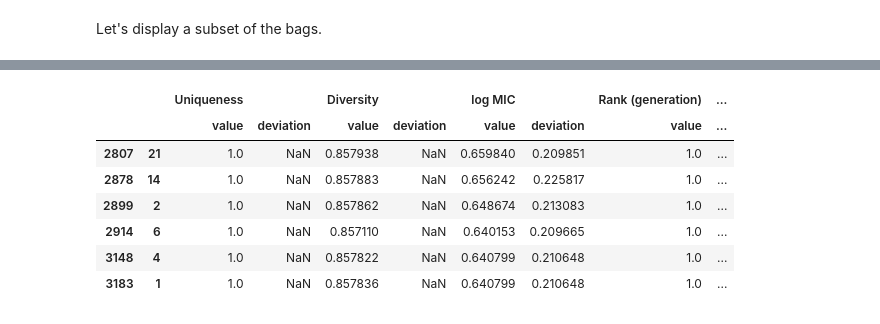
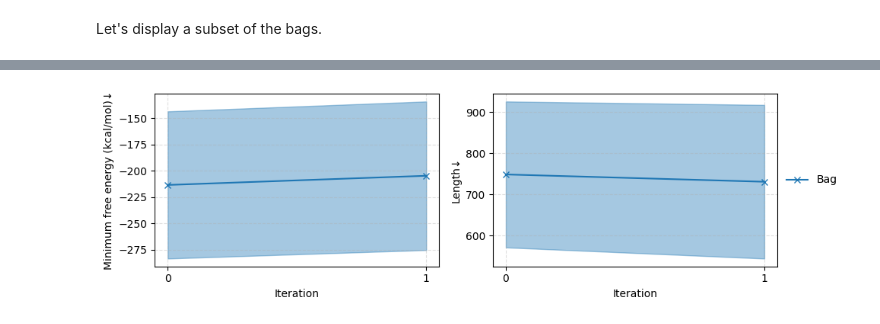
Before and after one commit to szczurek-lab/seqme-reproducibility, a Jupyter notebook: notebooks/3_selecting_data.ipynb, the cells around one changed output, grey strips where cells are left out. Drawn from its saved outputs; the diff is of its cells as text; code cells hidden in the pictures.

```diff
--- a/notebooks/3_selecting_data.ipynb
+++ b/notebooks/3_selecting_data.ipynb
@@ -166,0 +296,15 @@ def pool_sample(
+# %%
+k = 0.002
+N0 = 0.05
+N1 = 2 / BAG_SIZE
+
+xs = np.arange(N_ITERATIONS)
+ys = BAG_SIZE * decay(xs, N0=N0, N1=N1, k=k)
+
+fig, ax = plt.subplots(figsize=(4, 3))
+ax.grid(True, linestyle="--", alpha=0.4)
+ax.plot(xs, ys)
+ax.set_yticks(BAG_SIZE * np.arange(0, N0, 0.01))
+ax.set_xlabel("Iteration")
+ax.set_ylabel("Avg. sequences from pool")
+fig.tight_layout()
@@ -171,7 +317,10 @@ indices_per_bag = {}
 extra_indices = np.arange(len(pool))
 
 # First generation of bags
-gen_bag_indices = [np.random.choice(extra_indices, size=BAG_SIZE, replace=False) for _ in range(GENERATION_SIZE)]
+gen_bag_indices = [
+    np.random.choice(extra_indices, size=BAG_SIZE, replace=False)
+    for _ in range(GENERATION_SIZE)
+]
 
 for idx_iter in tqdm(range(N_ITERATIONS)):
     # Evaluate generation
@@ -182,7 +331,9 @@ for idx_iter in tqdm(range(N_ITERATIONS)):
 
         bag_name = (idx_iter, idx_gen)
         indices_per_bag[bag_name] = bag_indices
-        df_bag = sm.evaluate(sequences={bag_name: bag_sequences}, metrics=metrics, verbose=False)
+        df_bag = sm.evaluate(
+            sequences={bag_name: bag_sequences}, metrics=metrics, verbose=False
+        )
         dfs_gen += [df_bag]
 
     # Combine and rank generation
@@ -191,8 +342,9 @@ for idx_iter in tqdm(range(N_ITERATIONS)):
     df_all += [df_gen]
 
     # frac = np.interp(idx_iter / N_ITERATIONS, [0, 0.1, 1.0], [0.1, 0.025, 0.0])
-    frac = np.interp(idx_iter, [0, 300, N_ITERATIONS], [0.05, 0.02, 0.0])
-    # frac = 0.05
+    #frac = np.interp(idx_iter, [0, 300, N_ITERATIONS], [0.05, 0.02, 0.0])
+    frac = decay(idx_iter, N0=N0, N1=N1, k=k)
+    # frac = 0.01
     gen_bag_indices = crossover_sample(
         GENERATION_SIZE,
         BAG_SIZE,
@@ -253,11 +368,0 @@ fig.savefig("../figs/case1/pareto_front.png")
-# %%
-sm.top_k(df, metric="Rank", k=1, keep="all")
-# %% [output]
-|  |  | Uniqueness |  | Diversity |  | log MIC |  | Rank (generation) | ... |
-|  |  | value | deviation | value | deviation | value | deviation | value | ... |
-| 2807 | 21 | 1.0 | NaN | 0.857938 | NaN | 0.659840 | 0.209851 | 1.0 | ... |
-| 2878 | 14 | 1.0 | NaN | 0.857883 | NaN | 0.656242 | 0.225817 | 1.0 | ... |
-| 2899 | 2 | 1.0 | NaN | 0.857862 | NaN | 0.648674 | 0.213083 | 1.0 | ... |
-| 2914 | 6 | 1.0 | NaN | 0.857110 | NaN | 0.640153 | 0.209665 | 1.0 | ... |
-| 3148 | 4 | 1.0 | NaN | 0.857822 | NaN | 0.640799 | 0.210648 | 1.0 | ... |
-| 3183 | 1 | 1.0 | NaN | 0.857836 | NaN | 0.640799 | 0.210648 | 1.0 | ... |
@@ -264 +376,9 @@ sm.top_k(df, metric="Rank", k=1, keep="all")
+# %%
+fig, axes = plt.subplots(ncols=2, figsize=(10, 3))
+sm.plot_line(df_top_within_single, "Minimum free energy (kcal/mol)", ax=axes[0])
+sm.plot_line(df_top_within_single, "Length", ax=axes[1])
+axes[0].legend().set_visible(False)
+fig.tight_layout()
+# %% [output]
+[figure, added]
 # %%
```
Also changed, not shown: parts of 41 cells of this notebook, 5 other files.
